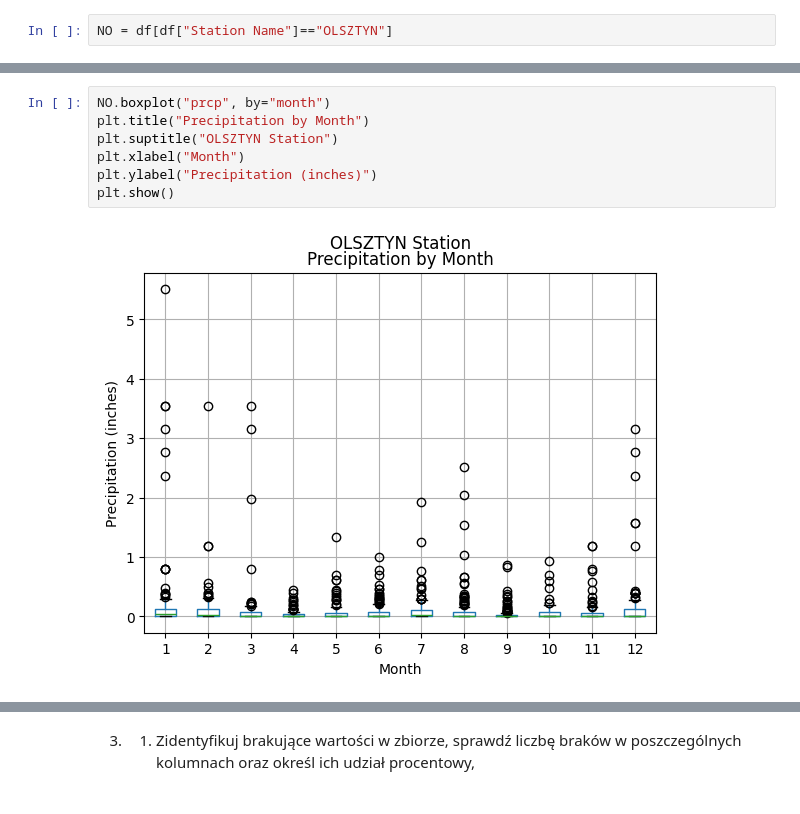
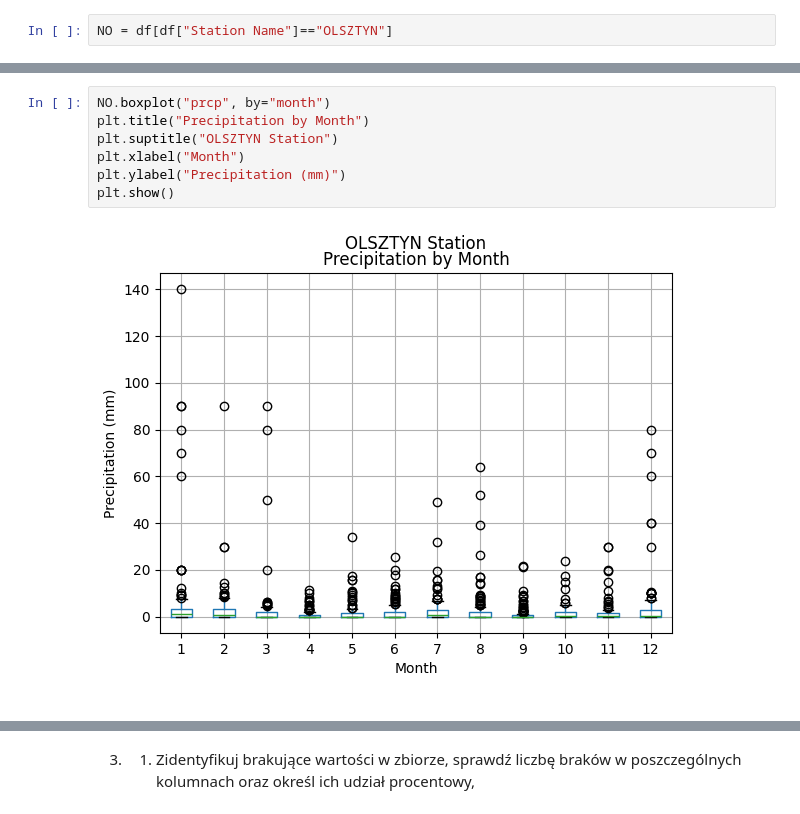
Before and after one commit to igoro00/pdzd, a Jupyter notebook: 2.ipynb, the cells around one changed output, grey strips where cells are left out. Cells and saved outputs as stored; diff of their text form.

```diff
--- a/2.ipynb
+++ b/2.ipynb
@@ -36,12 +38,12 @@ plt.show()
 # %%
 NO.boxplot("prcp", by="month")
 plt.title("Precipitation by Month")
 plt.suptitle("OLSZTYN Station")
 plt.xlabel("Month")
-plt.ylabel("Precipitation (inches)")
+plt.ylabel("Precipitation (mm)")
 plt.show()
 # %% [output]
-[figure, old version]
+[figure, new version]
 # %%
 NO.boxplot("wdsp", by="month")
 plt.title("Wind Speed by Month")
```
Also changed, not shown: parts of 25 cells of this notebook, 3 other files.
